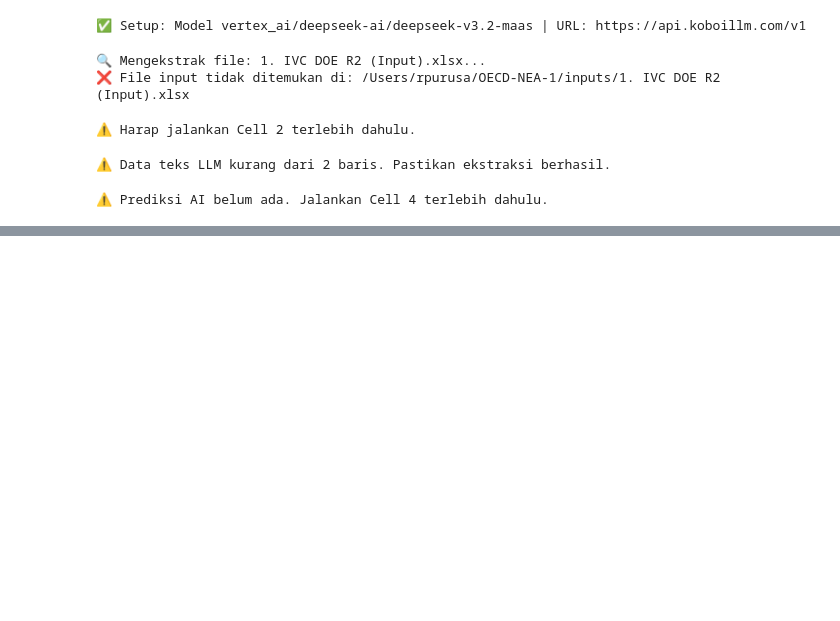
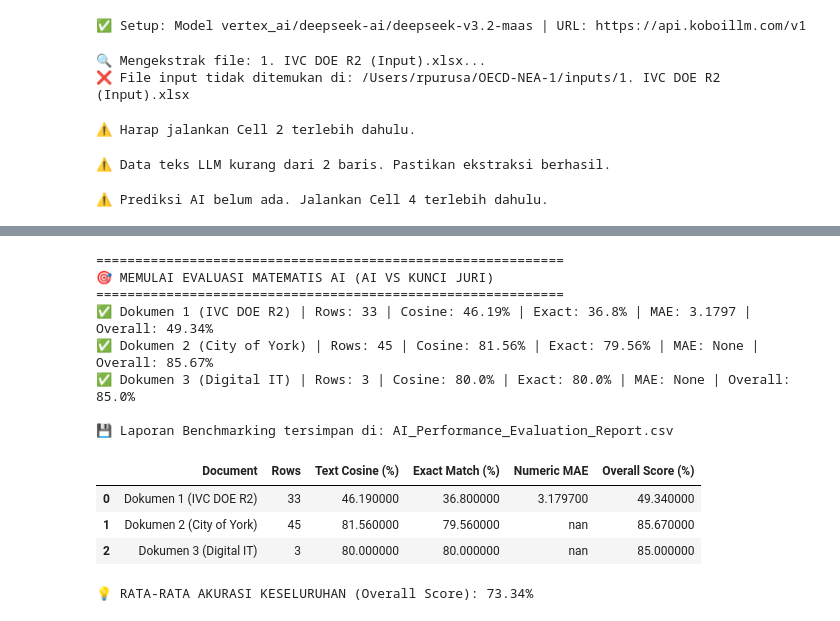
Before and after one commit to Rkriska/oecd, a Jupyter notebook: Untitled-1.ipynb, the cells around one changed output, grey strips where cells are left out. Drawn from its saved outputs; the diff is of its cells as text; code cells hidden in the pictures; blank space fills up the shorter version.

```diff
--- a/Untitled-1.ipynb
+++ b/Untitled-1.ipynb
@@ -293,0 +308,50 @@ Total Kolom Atribut  : 13
+# %%
+# ==============================================================================
+# 📊 CELL 8: AI PERFORMANCE BENCHMARKING (SCORING)
+# ==============================================================================
+import sys
+import os
+from IPython.display import display
+
+# Pastikan path menunjuk ke root folder proyek
+PROJECT_ROOT = os.path.abspath("")
+if PROJECT_ROOT not in sys.path:
+    sys.path.insert(0, PROJECT_ROOT)
+
+from src.evaluate import run_evaluating
+
+# Jalankan skrip evaluasi
+df_metrics = run_evaluating()
+
+# Menampilkan hasil evaluasi dengan styling (Heatmap)
+if df_metrics is not None and not df_metrics.empty:
+    styled_df = df_metrics.style.set_properties(**{
+        'text-align': 'center',
+        'background-color': '#f8f9fa'
+    }).set_table_styles([{
+        'selector': 'th',
+        'props': [('background-color', '#4CAF50'), ('color', 'white'), ('text-align', 'center')]
+    }]).background_gradient(subset=['Overall Score (%)'], cmap='Blues', vmin=0, vmax=100)
+
+    display(styled_df)
+
+    # Cetak Rata-Rata
+    avg_score = df_metrics['Overall Score (%)'].mean()
+    print(f"\n💡 RATA-RATA AKURASI KESELURUHAN (Overall Score): {avg_score:.2f}%")
+
+    if avg_score > 85:
+        print("🚀 STATUS: ENTERPRISE READY! Akurasi ini menyaingi hasil kerja manual manusia!")
+# %% [output]
+============================================================
+🎯 MEMULAI EVALUASI MATEMATIS AI (AI VS KUNCI JURI)
+============================================================
+✅ Dokumen 1 (IVC DOE R2) | Rows: 33 | Cosine: 46.19% | Exact: 36.8% | MAE: 3.1797 | Overall: 49.34%
+✅ Dokumen 2 (City of York) | Rows: 45 | Cosine: 81.56% | Exact: 79.56% | MAE: None | Overall: 85.67%
+✅ Dokumen 3 (Digital IT) | Rows: 3 | Cosine: 80.0% | Exact: 80.0% | MAE: None | Overall: 85.0%
+
+💾 Laporan Benchmarking tersimpan di: AI_Performance_Evaluation_Report.csv
+|  | Document | Rows | Text Cosine (%) | Exact Match (%) | Numeric MAE | Overall Score (%) |
+| 0 | Dokumen 1 (IVC DOE R2) | 33 | 46.190000 | 36.800000 | 3.179700 | 49.340000 |
+| 1 | Dokumen 2 (City of York) | 45 | 81.560000 | 79.560000 | nan | 85.670000 |
+| 2 | Dokumen 3 (Digital IT) | 3 | 80.000000 | 80.000000 | nan | 85.000000 |
+💡 RATA-RATA AKURASI KESELURUHAN (Overall Score): 73.34%
```
Also changed, not shown: parts of 1 cell of this notebook, 43 other files.
